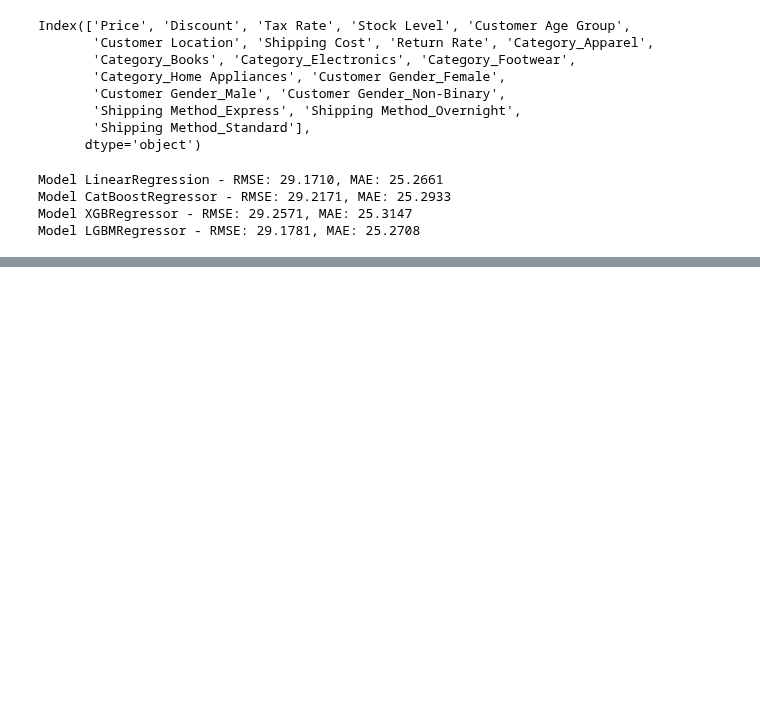
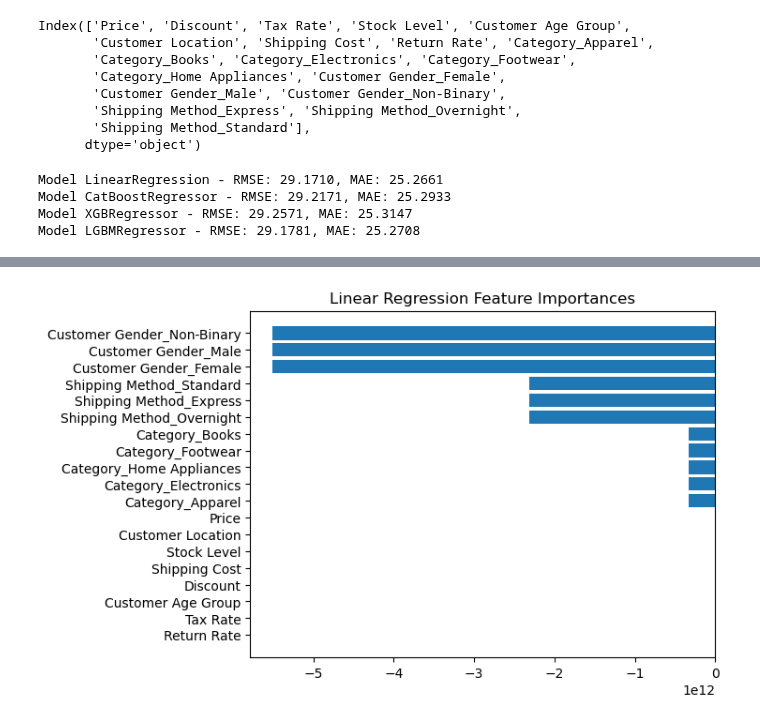
Before and after one commit to halley1116/2025_DA_study, a Jupyter notebook: seonmin/PSM_1_2.ipynb, the cells around one changed output, grey strips where cells are left out. Drawn from its saved outputs; the diff is of its cells as text; code cells hidden in the pictures; blank space fills up the shorter version.

```diff
--- a/seonmin/PSM_1_2.ipynb
+++ b/seonmin/PSM_1_2.ipynb
@@ -408,0 +423,10 @@ best_rmse = np.sqrt(best_mse) # mse 값에 루트
+# %%
+# CatBoostRegressor 성능 확인
+cat_list = ['Category_Apparel', 'Category_Books', 'Category_Electronics', 'Category_Footwear', 'Category_Home Appliances', 'Customer Gender_Female',
+       'Customer Gender_Male', 'Customer Gender_Non-Binary', 'Shipping Method_Express', 'Shipping Method_Overnight', 'Shipping Method_Standard']
+
+cat = CatBoostRegressor(cat_features=cat_list, random_state=42)
+cat.fit(train_input, train_target)
+cat_pred = cat.predict(test_input)
+cat_r2 = r2_score(test_target, cat_pred)
+print('CatBoostRegressor r2 score: {}'.format(cat_r2))
@@ -408,0 +451,7 @@ best_rmse = np.sqrt(best_mse) # mse 값에 루트
+# %%
+# LGBMRegressor 성능 확인
+lgbm = LGBMRegressor(random_state=42, n_jobs=-1)
+lgbm.fit(train_input, train_target)
+lgbm_pred = lgbm.predict(test_input)
+lgbm_r2 = r2_score(test_target, lgbm_pred)
+print('LGBMRegressor r2 score: {}'.format(lgbm_r2))
@@ -408,0 +467,7 @@ best_rmse = np.sqrt(best_mse) # mse 값에 루트
+# %%
+# XGBRegressor 성능 확인
+xgb = XGBRegressor()
+xgb.fit(train_input, train_target)
+xgb_pred = xgb.predict(test_input)
+xgb_r2 = r2_score(test_target, xgb_pred)
+print('XGBRegressor r2 score: {}'.format(xgb_r2))
@@ -408,0 +476,7 @@ best_rmse = np.sqrt(best_mse) # mse 값에 루트
+# %%
+# Linear Regression 계수 확인
+coef_df = pd.DataFrame({
+    "Feature": train_input.columns,
+    "Coefficient": lr.coef_
+}).sort_values(by="Coefficient", ascending=False)
+print(coef_df)
@@ -408,0 +504,7 @@ best_rmse = np.sqrt(best_mse) # mse 값에 루트
+# %%
+# Linear Regression 속성 중요도 시각화
+plt.barh(coef_df['Feature'], coef_df['Coefficient'])
+plt.title('Linear Regression Feature Importances')
+plt.show()
+# %% [output]
+[figure, added]
```
Also changed, not shown: parts of 20 cells of this notebook, 9 other files.
